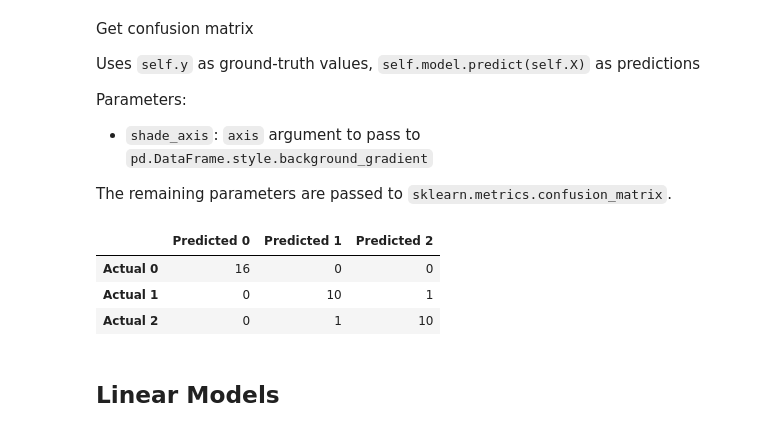
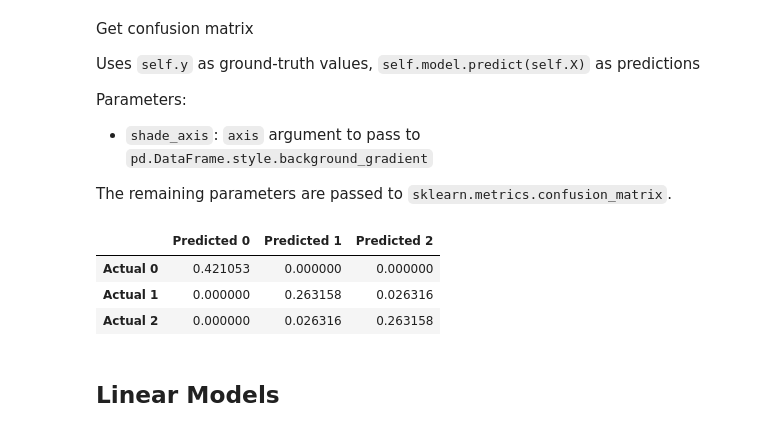
Before and after one commit to gsganden/model_inspector, a Jupyter notebook: 00_inspect.ipynb, the cells around one changed output. Drawn from its saved outputs; the diff is of its cells as text; code cells hidden in the pictures.

```diff
--- a/00_inspect.ipynb
+++ b/00_inspect.ipynb
@@ -1538,12 +1606,12 @@ Parameters:
 The remaining parameters are passed to
 `sklearn.metrics.confusion_matrix`.
 # %%
-inspector.confusion_matrix()
+inspector.confusion_matrix(normalize="all")
 # %% [output]
 |  | Predicted 0 | Predicted 1 | Predicted 2 |
-| Actual 0 | 16 | 0 | 0 |
-| Actual 1 | 0 | 10 | 1 |
-| Actual 2 | 0 | 1 | 10 |
+| Actual 0 | 0.421053 | 0.000000 | 0.000000 |
+| Actual 1 | 0.000000 | 0.263158 | 0.026316 |
+| Actual 2 | 0.000000 | 0.026316 | 0.263158 |
 # %% [markdown]
 ## Linear Models
 # %% [markdown]
```
Also changed, not shown: parts of 18 cells of this notebook, 4 other files.
